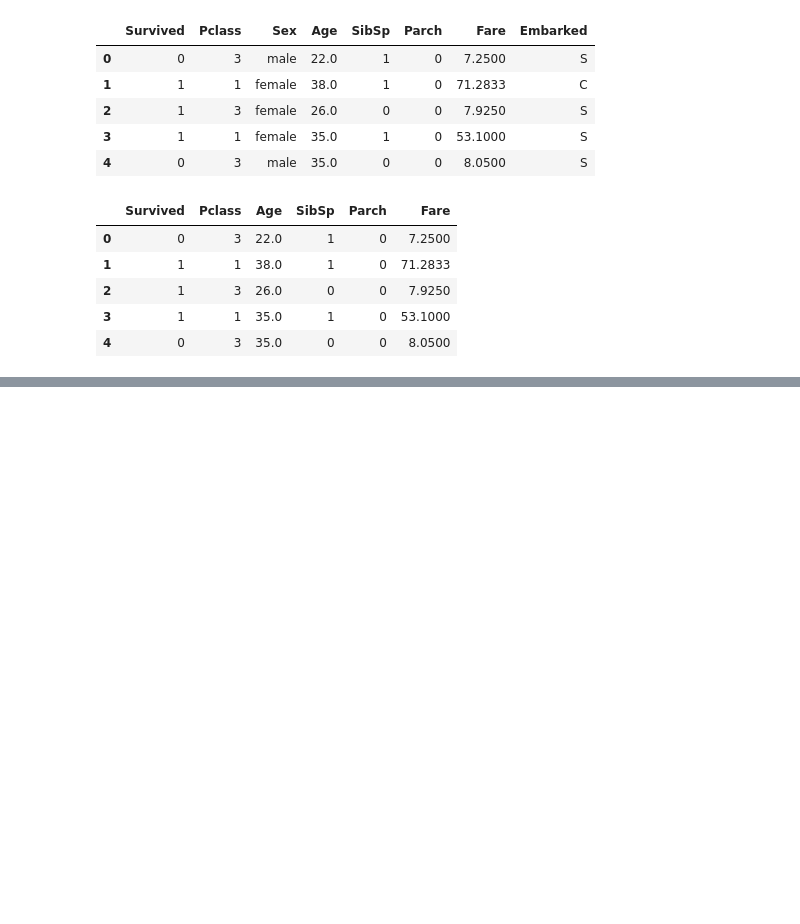
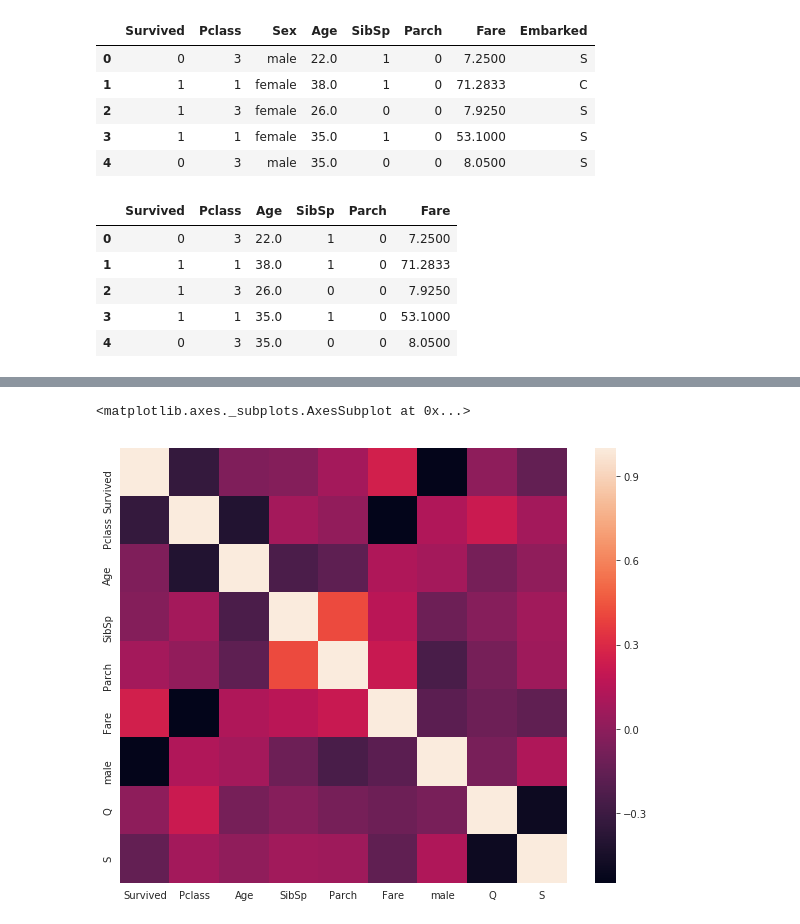
Before and after one commit to ManjeetRaj/Logistic-regression-on-the-titanic-dataset, a Jupyter notebook: Logistic-regression-on-the-titanic-dataset.ipynb, the cells around one changed output, grey strips where cells are left out. Saved outputs shown, nothing was run; the diff lists cells and outputs as text; code cells hidden in the pictures; blank space fills up the shorter version.

```diff
--- a/Logistic-regression-on-the-titanic-dataset.ipynb
+++ b/Logistic-regression-on-the-titanic-dataset.ipynb
@@ -294,0 +311,5 @@ titanic_dmy.he
+# %%
+sb.heatmap(titanic_dmy.corr())
+# %% [output]
+<matplotlib.axes._subplots.AxesSubplot at 0x...>
+[figure, added]
```
Also changed, not shown: parts of 3 cells of this notebook.
